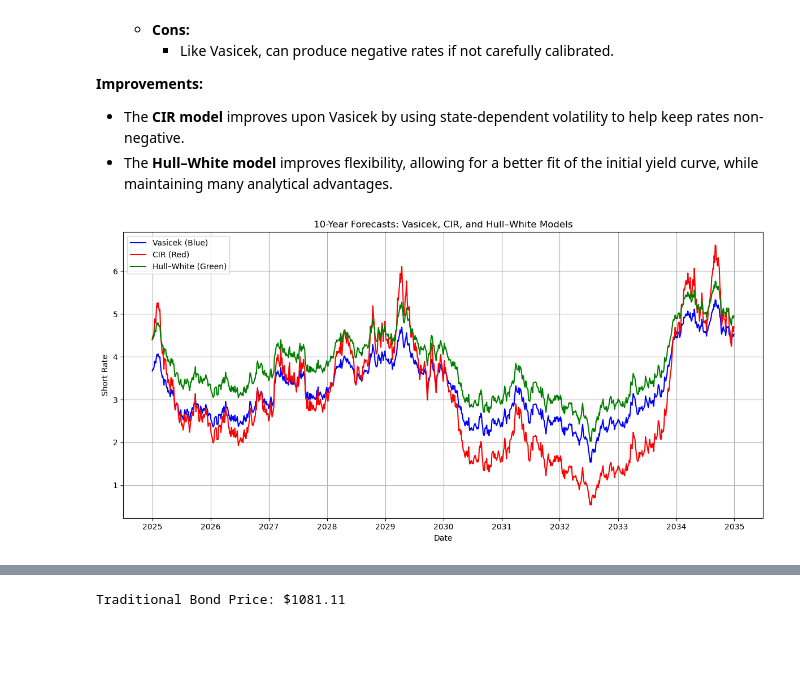
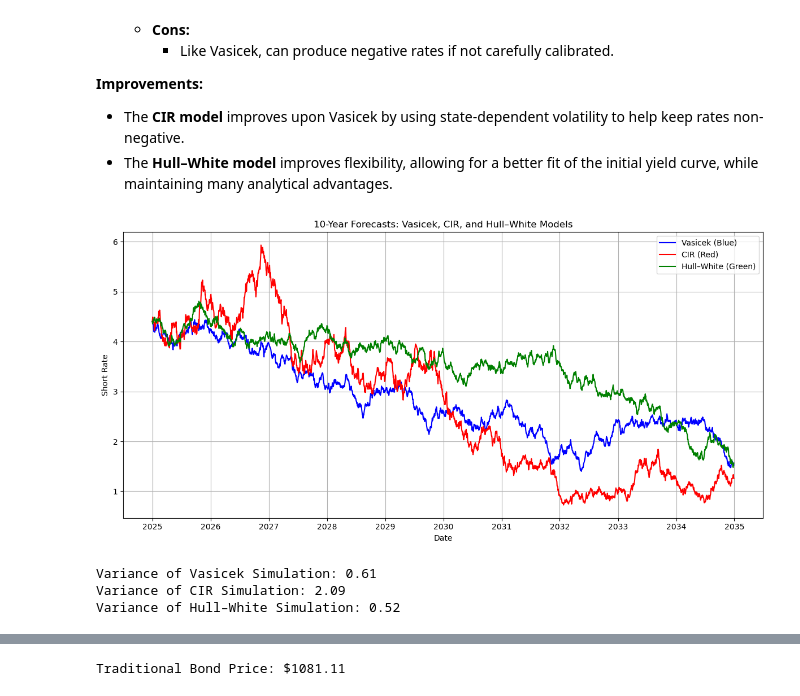
Before and after one commit to GuardsGuards/Bond-Tool-and-Interest-Rate-Estimator, a Jupyter notebook: Capital Markets & Risk/Jupyter.ipynb, the cells around one changed output, grey strips where cells are left out. Cells and saved outputs as stored; diff of their text form; code cells hidden in the pictures; blank space fills up the shorter version.

```diff
--- a/Capital Markets & Risk/Jupyter.ipynb
+++ b/Capital Markets & Risk/Jupyter.ipynb
@@ -562,0 +355,32 @@ Volatility (sigma): 0.9051
+# %%
+# ===============================
+# Hull–White Model Simulation with Time-Dependent Drift
+# ===============================
+
+# Use the same number of simulation steps and time vector as in the common calibration.
+N_hw = N
+times_hw = times
+
+# Initialize the simulation array for Hull–White.
+rates_hw = np.zeros(N_hw + 1)
+rates_hw[0] = r0  # Start at the most recent observed rate.
+
+# Define the time-dependent long-term mean function.
+def theta_hw(t):
+    return theta + c_est * t
+
+# Simulate the Hull–White process using Euler–Maruyama:
+#   r(t+dt) = r(t) + a_hw * (theta_hw_func(t) - r(t)) * dt + sigma_hw * dW
+for i in range(N):
+    dW = np.random.normal(0, np.sqrt(dt))/2 # diminish random effect
+    rates_hw[i + 1] = rates_hw[i] + K * (theta_hw(times_hw[i]) - rates_hw[i]) * dt + sigma * dW
+
+plt.figure(figsize=(10, 6))
+plt.plot(times_hw, rates_hw, label="Simulated Short Rate (Hull–White, Time-Dependent Drift)")
+plt.xlabel("Time (years)")
+plt.ylabel("Short Rate")
+plt.title("Hull–White Model Simulation with Time-Dependent Drift (10-Year Horizon)")
+plt.legend()
+plt.grid(True)
+plt.tight_layout()
+plt.show()
@@ -629,28 +454,41 @@ The **Vasicek**, **CIR**, and **Hull–White** models are all one-factor models
 # %%
 # Get the last observed date from the historical data:
 last_date = df['Date'].iloc[-1]
 
 # Create forecast dates for the simulation horizon.
 # We'll assume 365 days per year for calendar conversion.
 forecast_dates = [last_date + pd.Timedelta(days=t*365) for t in times]
 
 plt.figure(figsize=(12, 6))
 
 # Plot Vasicek simulation (blue)
-plt.plot(forecast_dates, sim_rates, color='blue', label="Vasicek (Blue)")
+plt.plot(forecast_dates, rates_vas, color='blue', label="Vasicek (Blue)")
 
 # Plot CIR simulation (red)
 plt.plot(forecast_dates, rates_cir, color='red', label="CIR (Red)")
 
 # Plot Hull–White simulation (green)
 plt.plot(forecast_dates, rates_hw, color='green', label="Hull–White (Green)")
 
 plt.xlabel("Date")
 plt.ylabel("Short Rate")
 plt.title("10-Year Forecasts: Vasicek, CIR, and Hull–White Models")
 plt.legend()
 plt.grid(True)
 plt.tight_layout()
 plt.show()
+
+# Calculate standard deviations of the simulation paths
+std_vas = np.var(rates_vas)
+std_cir = np.var(rates_cir)
+std_hw  = np.var(rates_hw)
+
+# Print the standard deviations rounded to two decimal places
+print(f"Variance of Vasicek Simulation: {std_vas:.2f}")
+print(f"Variance of CIR Simulation: {std_cir:.2f}")
+print(f"Variance of Hull–White Simulation: {std_hw:.2f}")
 # %% [output]
-[figure, old version]
+[figure, new version]
+Variance of Vasicek Simulation: 0.61
+Variance of CIR Simulation: 2.09
+Variance of Hull–White Simulation: 0.52
```
Also changed, not shown: parts of 18 cells of this notebook.
